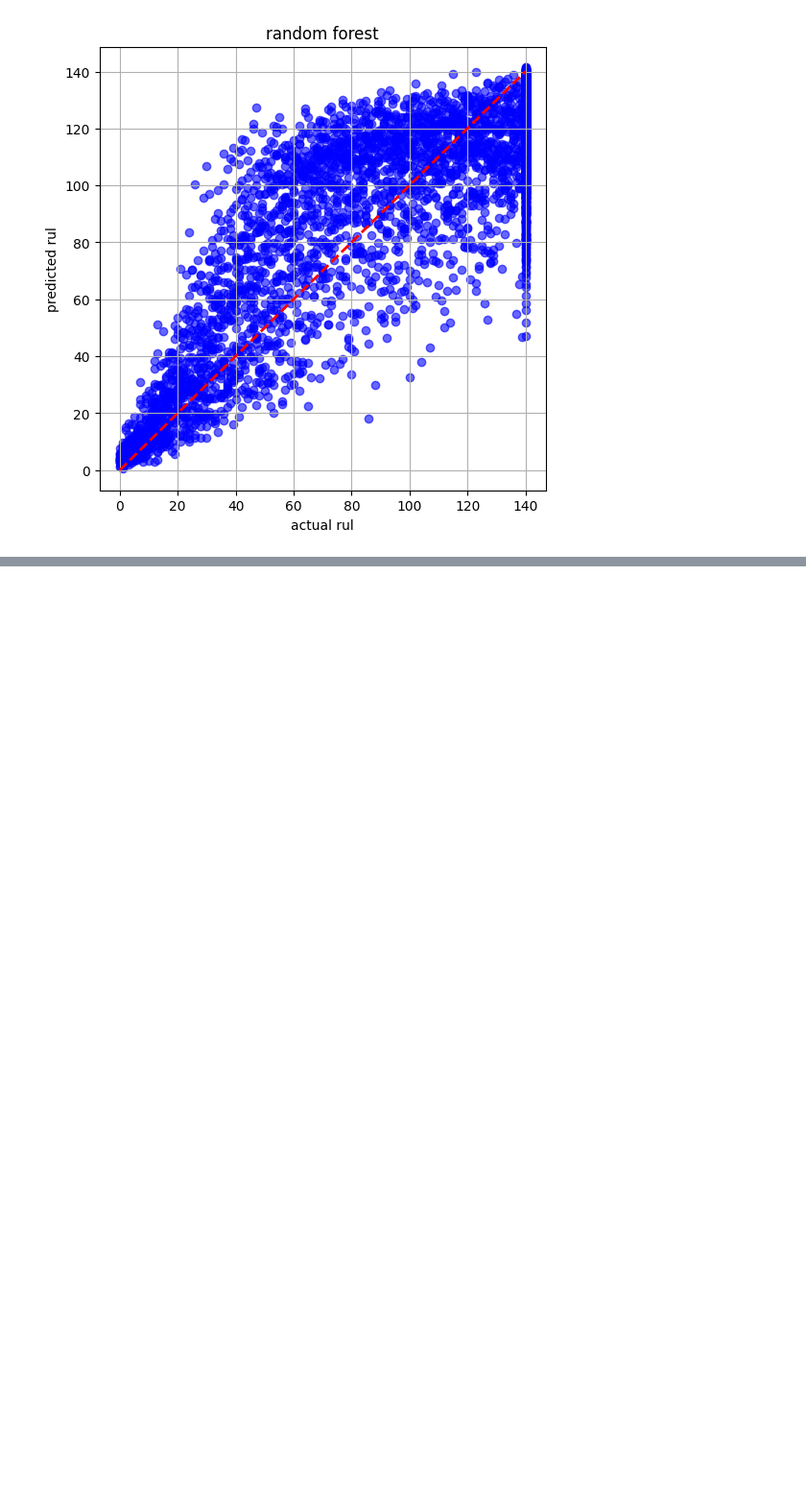
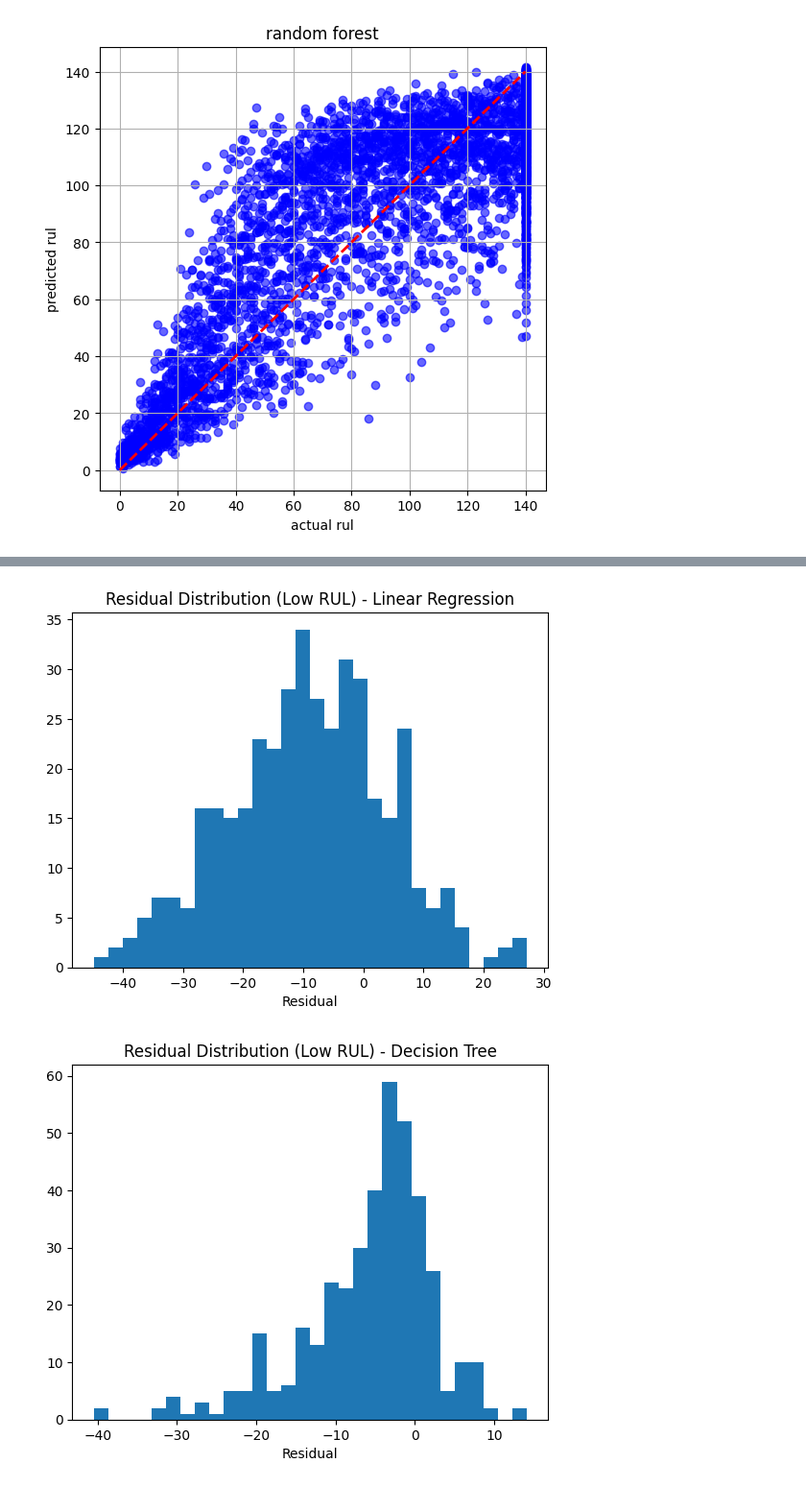
Before and after one commit to dev121-python/vehicle-predictive-maintenance, a Jupyter notebook: notebooks/eda_01.ipynb, the cells around one changed output, grey strips where cells are left out. Shown at 96% size. Saved outputs shown, nothing was run; the diff lists cells and outputs as text; code cells hidden in the pictures; blank space fills up the shorter version.

```diff
--- a/notebooks/eda_01.ipynb
+++ b/notebooks/eda_01.ipynb
@@ -291,0 +383,30 @@ plt.show()
+# %%
+low_rul_threshold = 20
+low_rul_mask = y_val < low_rul_threshold
+
+results = []
+
+for model_name, res in residuals.items():
+
+    res_low = res[low_rul_mask]
+    y_true_low = y_val[low_rul_mask]
+
+    mean_residual = np.mean(res_low)
+    overestimation = np.sum(res_low < 0) / len(res_low) * 100
+    max_overestimation = np.min(res_low)
+
+    results.append([
+        model_name,
+        mean_residual,
+        overestimation,
+        max_overestimation
+    ])
+
+df_results = pd.DataFrame(results, columns=[
+    "Model",
+    "Mean Residual (Low RUL)",
+    "% Overestimation",
+    "Max Overestimation"
+])
+
+print(df_results)
@@ -291,0 +425,10 @@ plt.show()
+# %%
+for model_name, res in residuals.items():
+    plt.figure()
+    plt.hist(res[low_rul_mask], bins=30)
+    plt.title(f"Residual Distribution (Low RUL) - {model_name}")
+    plt.xlabel("Residual")
+    plt.show()
+# %% [output]
+[figure, added]
+[figure, added]
```
Also changed, not shown: parts of 16 cells of this notebook.
